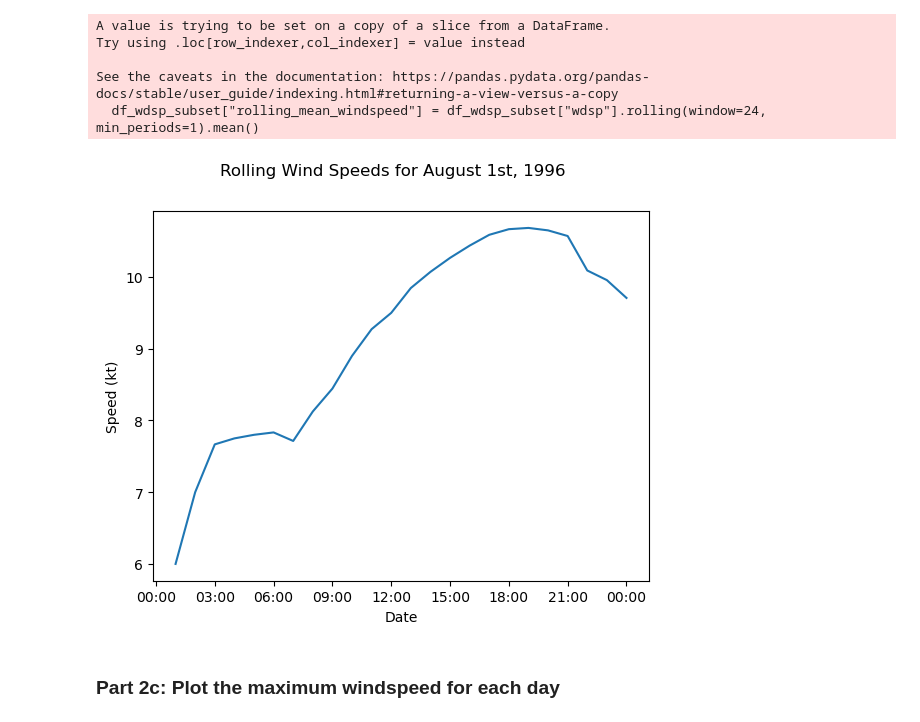
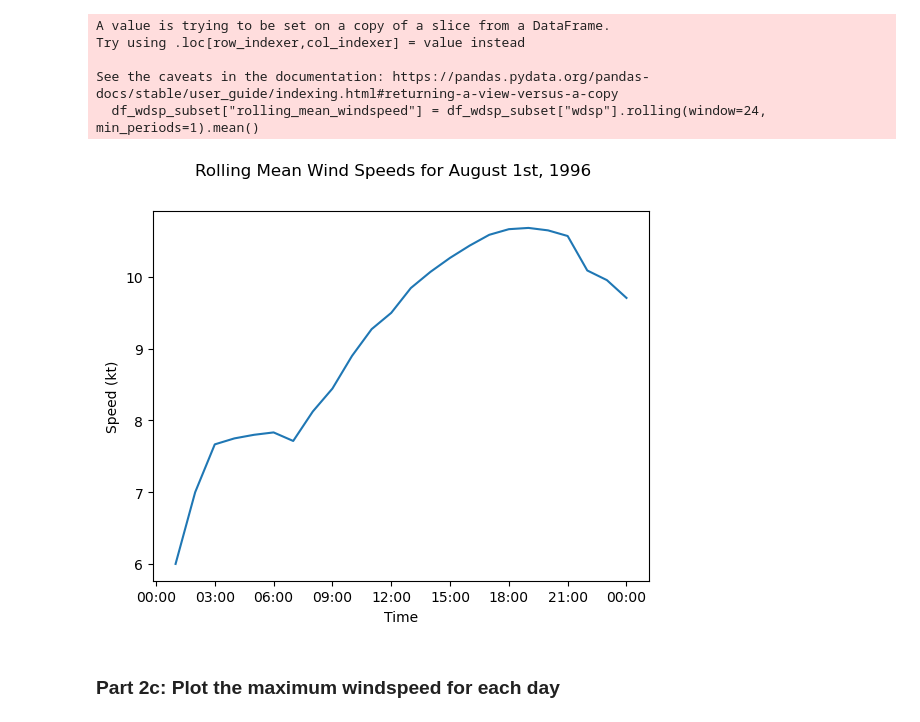
Before and after one commit to callagg2/PFDA, a Jupyter notebook: assignments/assignment06-Weather.ipynb, the cells around one changed output. Saved outputs shown, nothing was run; the diff lists cells and outputs as text; code cells hidden in the pictures.

```diff
--- a/assignments/assignment06-Weather.ipynb
+++ b/assignments/assignment06-Weather.ipynb
@@ -385,22 +385,22 @@ See the caveats in the documentation: https://pandas.pydata.org/pandas-docs/stab
 # %%
 # Plotting the rolling mean windspeed.
 
 # I will use fig.ax method
 fig,ax = plt.subplots()
 
 ax.plot(df_wdsp_subset["date"],df_wdsp_subset["rolling_mean_windspeed"])
-ax.set_xlabel("Date")
+ax.set_xlabel("Time")
 ax.set_ylabel("Speed (kt)")
 
-fig.suptitle("Rolling Wind Speeds for August 1st, 1996")
+fig.suptitle("Rolling Mean Wind Speeds for August 1st, 1996")
 
 # Using the fig.autofmt_xdate() function does not work because I have only one date yet I have 24 hours that need to be shown
 # thankfully someone has already solved this. First I did a Google Search, and it gave me the example
 xfmt = mdates.DateFormatter('%H:%M')
 ax.xaxis.set_major_formatter(xfmt)
 # more on mdates.DateFormatter can be found here https://stackoverflow.com/questions/73110081/matplotlib-dates-dateformatter-forcing-the-display-of-nanoseconds
 # %% [output]
-[figure, old version]
+[figure, new version]
 # %% [markdown]
 ### Part 2c: Plot the maximum windspeed for each day
 # %%
```
Also changed, not shown: parts of 5 cells of this notebook, 1 other file.
